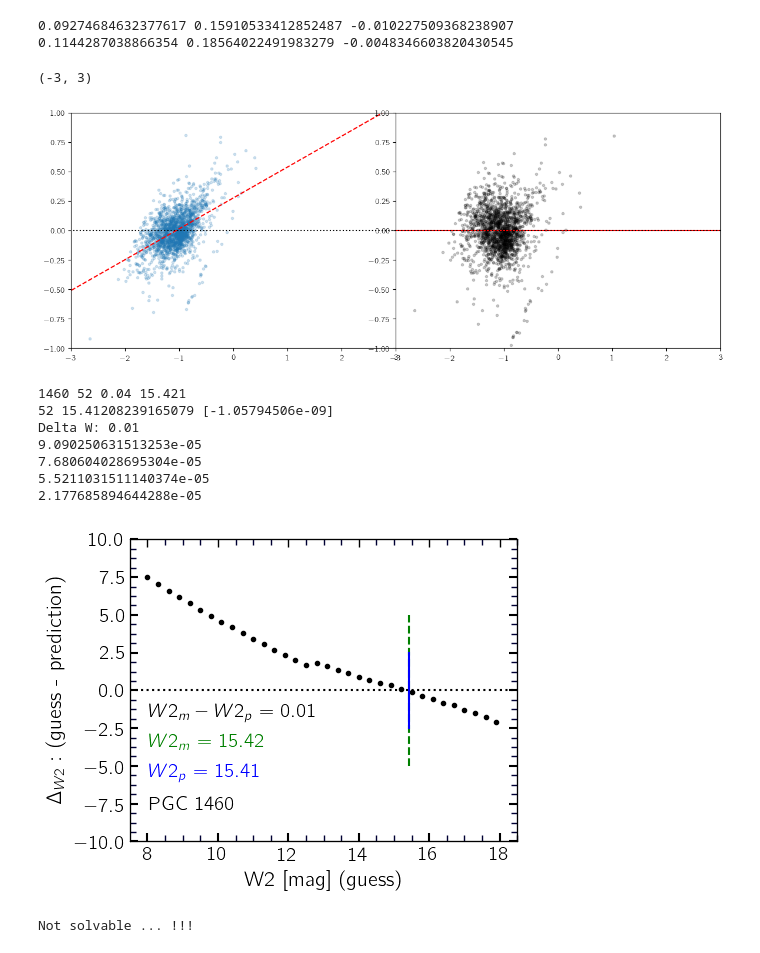
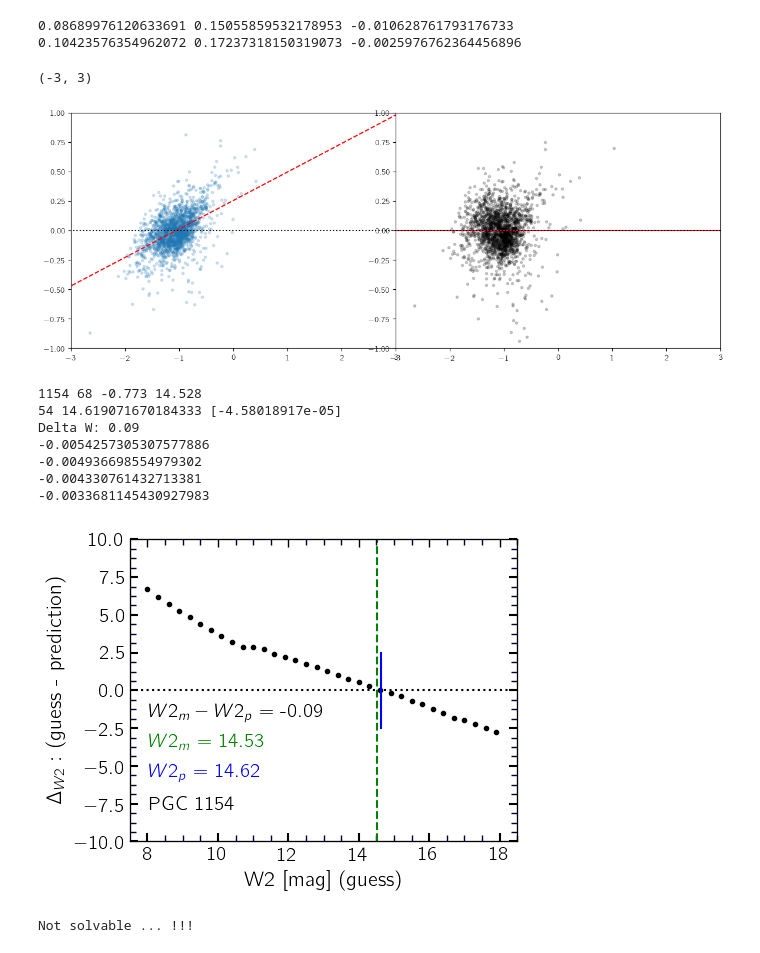
Before and after one commit to ekourkchi/TFcalibrators, a Jupyter notebook: Untitled.ipynb, the cells around one changed output. Cells and saved outputs as stored; diff of their text form; code cells hidden in the pictures.

```diff
--- a/Untitled.ipynb
+++ b/Untitled.ipynb
@@ -309,4 +309,14 @@ plt.show()
 # %%
+################################ Feature selection, regression parameters
+features = ['g_r', 'r_i', 'i_z', 'pc0']
+output   = 'i_w2'
+max_depth=2000
+n_estimators=2000
+max_features=len(features)
+min_samples_leaf=10
+bootstrap=True
+################################ Regression (Random Forest)
+
 regr = RandomForestRegressor(max_depth=max_depth, n_estimators=n_estimators, \
         max_features=max_features, min_samples_leaf=min_samples_leaf, \
             bootstrap=bootstrap)
@@ -356,12 +366,12 @@ ax1.set_xlim(-3,3)
 ax2.set_ylim(-1,1)
 ax2.set_xlim(-3,3)
 # %% [output]
-0.09274684632377617 0.15910533412852487 -0.010227509368238907
-0.1144287038866354 0.18564022491983279 -0.0048346603820430545
+0.08689976120633691 0.15055859532178953 -0.010628761793176733
+0.10423576354962072 0.17237318150319073 -0.0025976762364456896
 (-3, 3)
-[figure, old version]
+[figure, new version]
 # %%
-j = 100
+j = 80
 PGC = table_all['pgc'][j]
 W2  = table_all['w2'][j]
 INC = table_all["inc"][j]
@@ -372,7 +382,7 @@ WBA = table_all["Wba"][j]
 R50 = table_all["R50_w2"][j]
 print PGC, INC, P0, W2
 def f(w2):
-    return predictor(w2, table_all, regr, features, output, index=j, m=m, b=b)
+    return predictor(w2, table_all, regr, features, output, index=j)# , m=m, b=b
 ###############################################
 fig = py.figure(figsize=(5, 4), dpi=100)
 ax = fig.add_subplot(111)
@@ -401,41 +411,41 @@ ax.set_xlabel('W2 [mag] (guess)', fontsize=15)
 ax.set_ylabel(r'$\Delta_{W2}:$'+' (guess - prediction)', fontsize=15)
 ###############################################
 
 out = solver(f, 8, 18, threshold=0.001)
 if out==None:
     print 'Not solvable ... !!!'
 else:
     w2p, N = out
     w2p=w2p[0]
 
 
     x0 = 0.95*xlim[0]+0.05*xlim[1]
     y0 = 0.6*ylim[0]+0.40*ylim[1]
     ax.text(x0,y0, r'$W2_m-W2_p$'+' = '+'%.2f'%(W2-w2p), fontsize=14, color='k')
     y0 = 0.7*ylim[0]+0.30*ylim[1]
     ax.text(x0,y0, r'$W2_m$'+' = '+'%.2f'%(W2), fontsize=14, color='green')
     y0 = 0.8*ylim[0]+0.20*ylim[1]
     ax.text(x0,y0, r'$W2_p$'+' = '+'%.2f'%w2p, fontsize=14, color='blue')
 
 
 
     print N, w2p, f(w2p)
     print 'Delta W: '+'%.2f'%np.abs(w2p-W2)
     _, _, _, P0p = get_PC(w2p, M21, M0, WBA, R50)
     print redCorrect(INC, P0p, band1='g', band2='w2')-redCorrect(INC, P0, band1='g', band2='w2')
     print redCorrect(INC, P0p, band1='r', band2='w2')-redCorrect(INC, P0, band1='r', band2='w2')
     print redCorrect(INC, P0p, band1='i', band2='w2')-redCorrect(INC, P0, band1='i', band2='w2')
     print redCorrect(INC, P0p, band1='z', band2='w2')-redCorrect(INC, P0, band1='z', band2='w2')
     ax.plot([w2p,w2p], [ylim[0]/4.,ylim[1]/4.], 'b-')
 # %% [output]
-1460 52 0.04 15.421
-52 15.41208239165079 [-1.05794506e-09]
-Delta W: 0.01
-9.090250631513253e-05
-7.680604028695304e-05
-5.5211031511140374e-05
-2.177685894644288e-05
+1154 68 -0.773 14.528
+54 14.619071670184333 [-4.58018917e-05]
+Delta W: 0.09
+-0.0054257305307577886
+-0.004936698554979302
+-0.004330761432713381
+-0.0033681145430927983
-[figure, old version]
+[figure, new version]
 # %%
 W2_lst = []
 w2p_lst = []
```
Also changed, not shown: parts of 5 cells of this notebook, 5 other files.
